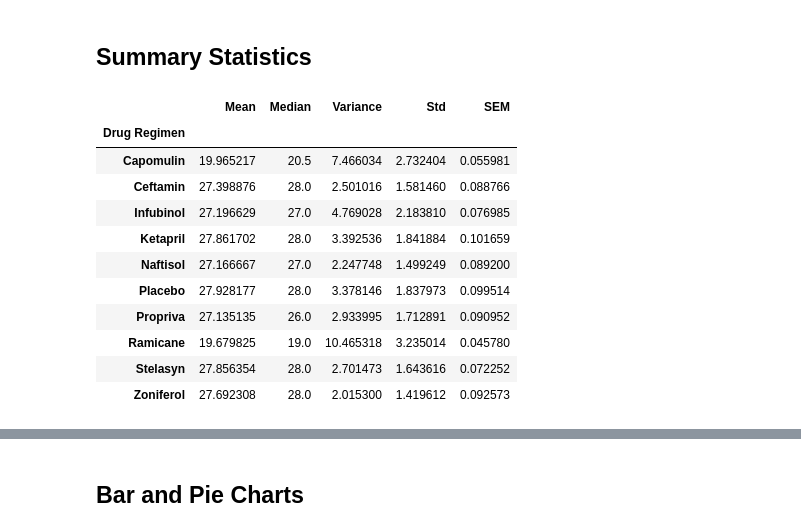
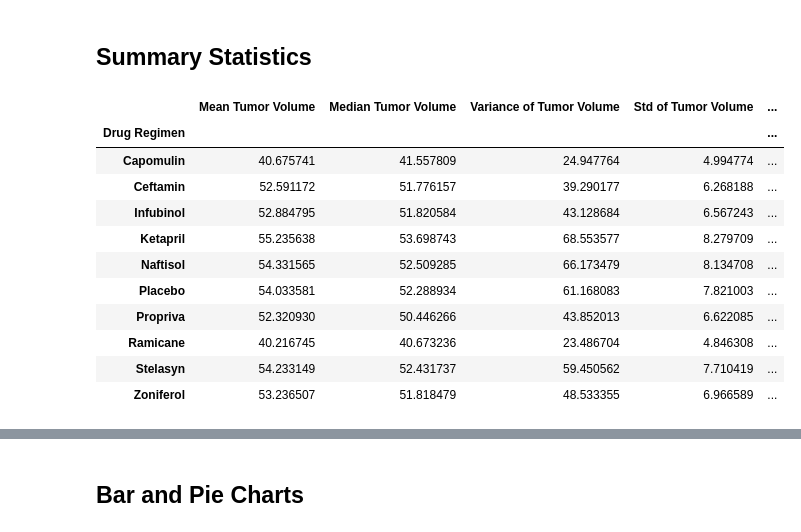
Before and after one commit to Maelsse/matplotlib-challenge, a Jupyter notebook: Pymaceuticals/pymaceuticals_starter.ipynb, the cells around one changed output, grey strips where cells are left out. Cells and saved outputs as stored; diff of their text form; code cells hidden in the pictures.

```diff
--- a/Pymaceuticals/pymaceuticals_starter.ipynb
+++ b/Pymaceuticals/pymaceuticals_starter.ipynb
@@ -63,8 +68,8 @@ all_data_for_duplicate_mice
 | 920 | g989 | Propriva | Female | 21 | 26 | 35 | 62.570880 | ... |
 # %%
 # Create a clean DataFrame by dropping the duplicate mouse by its ID.
-merged_clean=merged.loc[merged['Mouse ID']!=duplicate_mice_ID]
-merged_clean
+clean_df=merged.loc[merged['Mouse ID']!=duplicate_mice_ID]
+clean_df.head()
 # %% [output]
 |  | Mouse ID | Drug Regimen | Sex | Age_months | Weight (g) | Timepoint | Tumor Volume (mm3) | ... |
 | 0 | k403 | Ramicane | Male | 21 | 16 | 0 | 45.000000 | ... |
@@ -87,37 +87,38 @@ print("Unique mice: ", merged['Mouse ID'].nunique())
 # %%
 # Generate a summary statistics table of mean, median, variance, standard deviation, and SEM of the tumor volume for each regimen
 
 # Use groupby and summary statistical methods to calculate the following properties of each drug regimen:
 # mean, median, variance, standard deviation, and SEM of the tumor volume.
 # Assemble the resulting series into a single summary dataframe.
 
-Mean_Tumor_Volume=merged_clean.groupby('Drug Regimen').mean().iloc[:,1]
-Median_Tumor_Volume=merged_clean.groupby('Drug Regimen').median().iloc[:,1]
-Std_Tumor_Volume=merged_clean.groupby('Drug Regimen').std().iloc[:,1]
-Var_Tumor_Volume=merged_clean.groupby('Drug Regimen').var().iloc[:,1]
-SEM_Tumor_Volume=merged_clean.groupby('Drug Regimen').sem().iloc[:,4]
+mean = clean_df['Tumor Volume (mm3)'].groupby(clean_df['Drug Regimen']).mean()
+median = clean_df['Tumor Volume (mm3)'].groupby(clean_df['Drug Regimen']).median()
+Std = clean_df['Tumor Volume (mm3)'].groupby(clean_df['Drug Regimen']).std()
+Var = clean_df['Tumor Volume (mm3)'].groupby(clean_df['Drug Regimen']).var()
+SEM = clean_df['Tumor Volume (mm3)'].groupby(clean_df['Drug Regimen']).sem()
+
 
 # This method is the most straighforward, creating multiple series and putting them all together at the end.
 
-Summary_Statistics_table=pd.DataFrame({
-                          'Mean':Mean_Tumor_Volume,
-                          'Median':Median_Tumor_Volume,
-                          'Variance':Var_Tumor_Volume,
-                          'Std':Std_Tumor_Volume,
-                          'SEM':SEM_Tumor_Volume})
+Statistics_table=pd.DataFrame({
+                          'Mean Tumor Volume':mean,
+                          'Median Tumor Volume':median,
+                          'Variance of Tumor Volume':Var,
+                          'Std of Tumor Volume':Std,
+                          'SEM Tumor Volume':SEM})
 
-Summary_Statistics_table
+Statistics_table
 # %% [output]
-|  | Mean | Median | Variance | Std | SEM |
-| Drug Regimen |  |  |  |  |  |
-| Capomulin | 19.965217 | 20.5 | 7.466034 | 2.732404 | 0.055981 |
-| Ceftamin | 27.398876 | 28.0 | 2.501016 | 1.581460 | 0.088766 |
-| Infubinol | 27.196629 | 27.0 | 4.769028 | 2.183810 | 0.076985 |
-| Ketapril | 27.861702 | 28.0 | 3.392536 | 1.841884 | 0.101659 |
-| Naftisol | 27.166667 | 27.0 | 2.247748 | 1.499249 | 0.089200 |
-| Placebo | 27.928177 | 28.0 | 3.378146 | 1.837973 | 0.099514 |
-| Propriva | 27.135135 | 26.0 | 2.933995 | 1.712891 | 0.090952 |
-| Ramicane | 19.679825 | 19.0 | 10.465318 | 3.235014 | 0.045780 |
-| Stelasyn | 27.856354 | 28.0 | 2.701473 | 1.643616 | 0.072252 |
-| Zoniferol | 27.692308 | 28.0 | 2.015300 | 1.419612 | 0.092573 |
+|  | Mean Tumor Volume | Median Tumor Volume | Variance of Tumor Volume | Std of Tumor Volume | ... |
+| Drug Regimen |  |  |  |  | ... |
+| Capomulin | 40.675741 | 41.557809 | 24.947764 | 4.994774 | ... |
+| Ceftamin | 52.591172 | 51.776157 | 39.290177 | 6.268188 | ... |
+| Infubinol | 52.884795 | 51.820584 | 43.128684 | 6.567243 | ... |
+| Ketapril | 55.235638 | 53.698743 | 68.553577 | 8.279709 | ... |
+| Naftisol | 54.331565 | 52.509285 | 66.173479 | 8.134708 | ... |
+| Placebo | 54.033581 | 52.288934 | 61.168083 | 7.821003 | ... |
+| Propriva | 52.320930 | 50.446266 | 43.852013 | 6.622085 | ... |
+| Ramicane | 40.216745 | 40.673236 | 23.486704 | 4.846308 | ... |
+| Stelasyn | 54.233149 | 52.431737 | 59.450562 | 7.710419 | ... |
+| Zoniferol | 53.236507 | 51.818479 | 48.533355 | 6.966589 | ... |
 # %%
```
Also changed, not shown: parts of 30 cells of this notebook.
